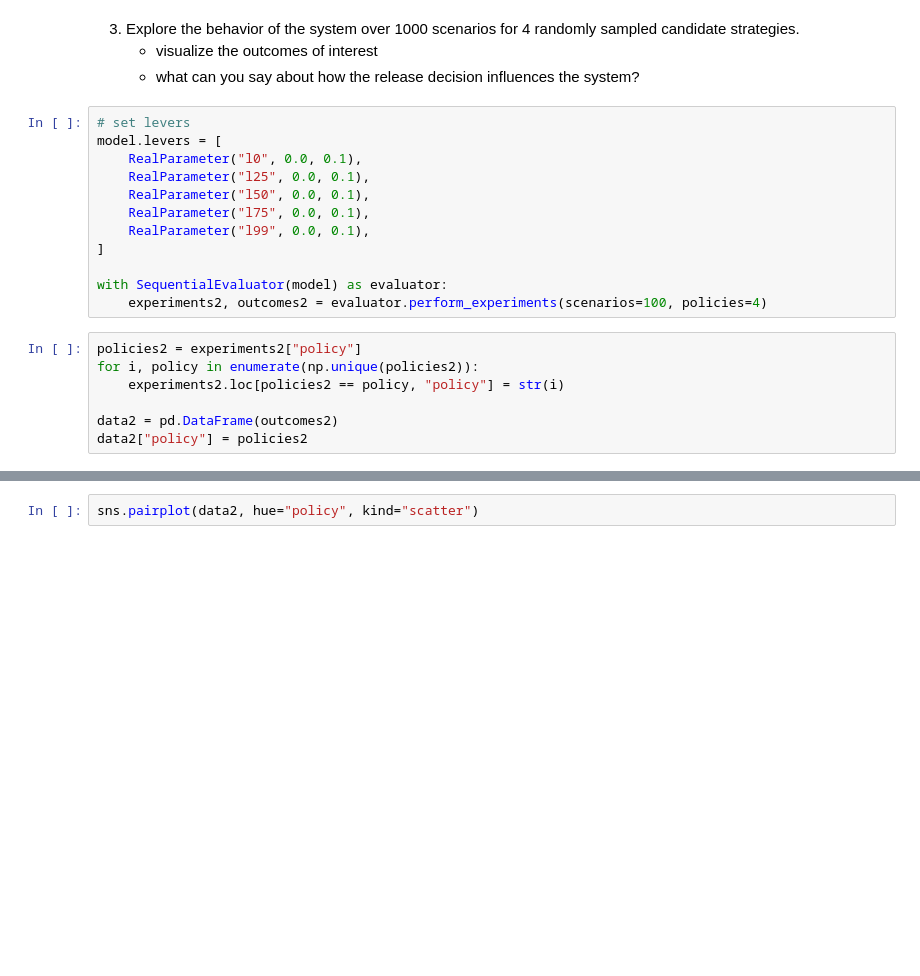
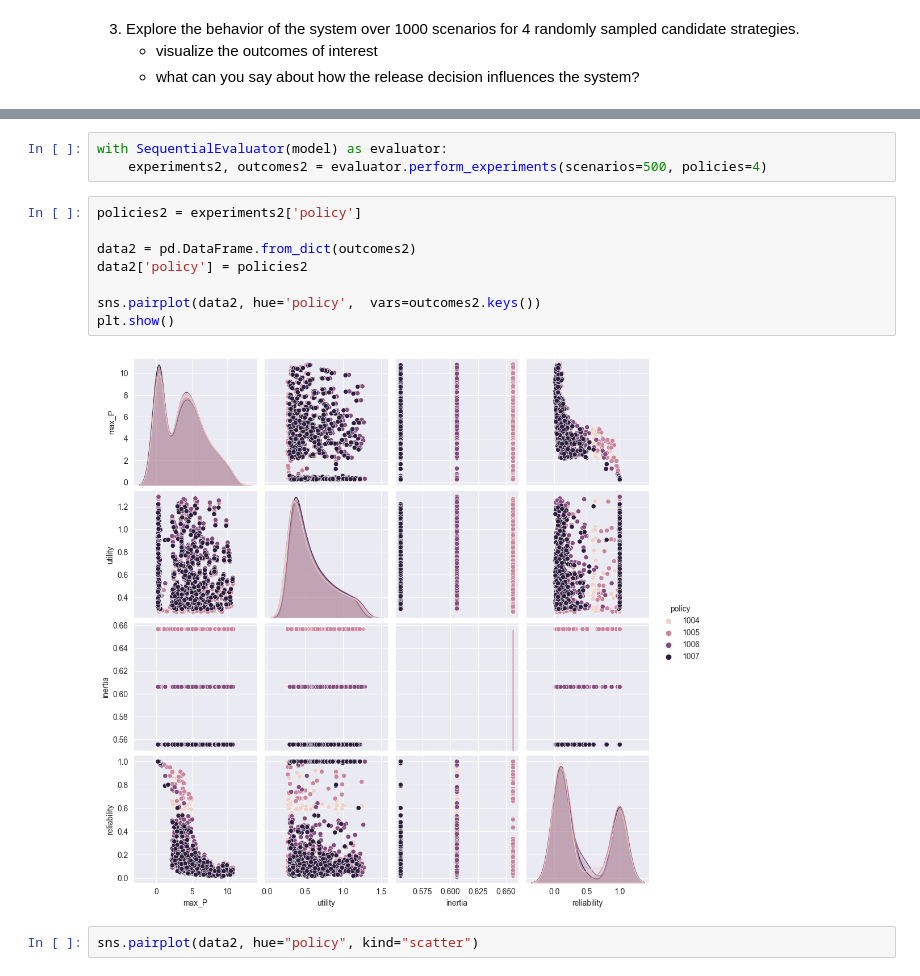
Before and after one commit to EwoutH/epa1361_open, a Jupyter notebook: Week 1-2 - general intro to exploratory modelling/assignment 2 - lakemodel.ipynb, the cells around one changed output, grey strips where cells are left out. Cells and saved outputs as stored; diff of their text form; blank space fills up the shorter version.

```diff
--- a/Week 1-2 - general intro to exploratory modelling/assignment 2 - lakemodel.ipynb
+++ b/Week 1-2 - general intro to exploratory modelling/assignment 2 - lakemodel.ipynb
@@ -134,22 +144,3 @@ plt.show()
 3. Explore the behavior of the system over 1000 scenarios for 4 randomly sampled candidate strategies.
     * visualize the outcomes of interest
     * what can you say about how the release decision influences the system?
-# %%
-# set levers
-model.levers = [
-    RealParameter("l0", 0.0, 0.1),
-    RealParameter("l25", 0.0, 0.1),
-    RealParameter("l50", 0.0, 0.1),
-    RealParameter("l75", 0.0, 0.1),
-    RealParameter("l99", 0.0, 0.1),
-]
-
-with SequentialEvaluator(model) as evaluator:
-    experiments2, outcomes2 = evaluator.perform_experiments(scenarios=100, policies=4)
-# %%
-policies2 = experiments2["policy"]
-for i, policy in enumerate(np.unique(policies2)):
-    experiments2.loc[policies2 == policy, "policy"] = str(i)
-
-data2 = pd.DataFrame(outcomes2)
-data2["policy"] = policies2
@@ -172,3 +147,16 @@ data2
+# %%
+with SequentialEvaluator(model) as evaluator:
+    experiments2, outcomes2 = evaluator.perform_experiments(scenarios=500, policies=4)
+# %%
+policies2 = experiments2['policy']
+
+data2 = pd.DataFrame.from_dict(outcomes2)
+data2['policy'] = policies2
+
+sns.pairplot(data2, hue='policy',  vars=outcomes2.keys())
+plt.show()
+# %% [output]
+[figure, added]
 # %%
 sns.pairplot(data2, hue="policy", kind="scatter")
 # %% [output]
```
Also changed, not shown: parts of 9 cells of this notebook, 1 other file.
